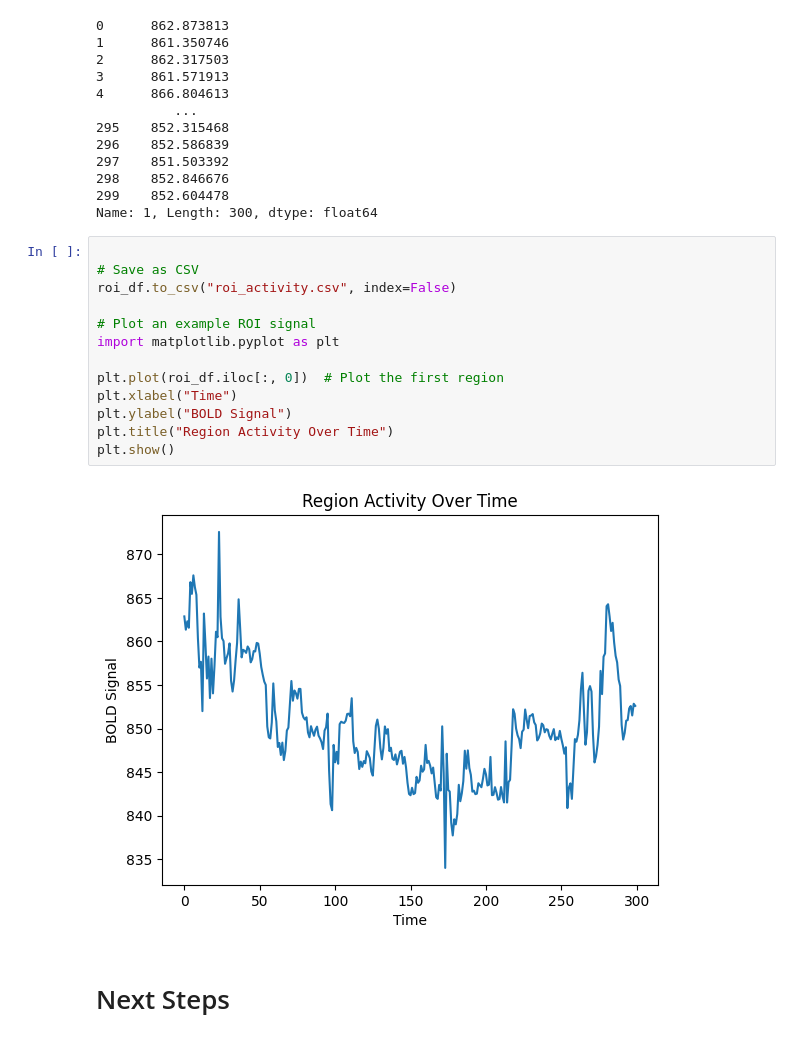
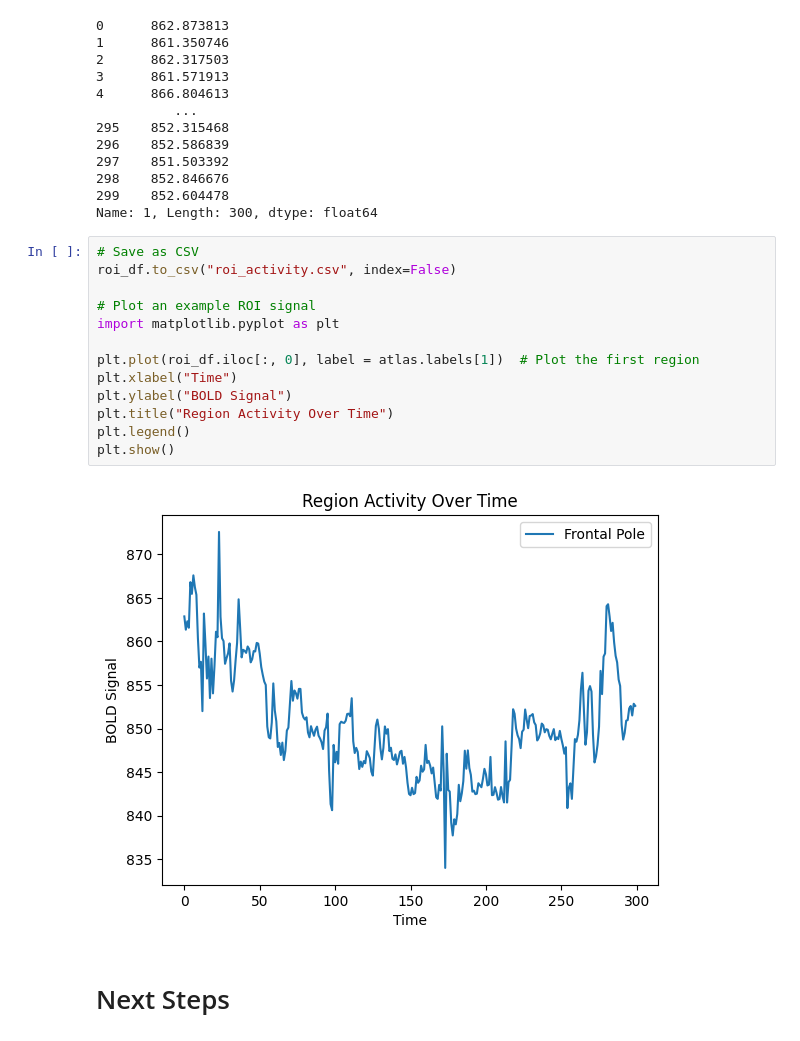
Before and after one commit to efwoods/Parkinsons_Disease_Study, a Jupyter notebook: example_data.ipynb, the cells around one changed output. Cells and saved outputs as stored; diff of their text form.

Commit message:
added frontal Pole label to BOLD Region Activity Over Time

```diff
--- a/example_data.ipynb
+++ b/example_data.ipynb
@@ -506,20 +529,20 @@ roi_df.iloc[:, 0]
 299    852.604478
 Name: 1, Length: 300, dtype: float64
 # %%
-
 # Save as CSV
 roi_df.to_csv("roi_activity.csv", index=False)
 
 # Plot an example ROI signal
 import matplotlib.pyplot as plt
 
-plt.plot(roi_df.iloc[:, 0])  # Plot the first region
+plt.plot(roi_df.iloc[:, 0], label = atlas.labels[1])  # Plot the first region
 plt.xlabel("Time")
 plt.ylabel("BOLD Signal")
 plt.title("Region Activity Over Time")
+plt.legend()
 plt.show()
 # %% [output]
-[figure, old version]
+[figure, new version]
 # %% [markdown]
 # Next Steps
 # %% [markdown]
```
Also changed, not shown: parts of 21 cells of this notebook.
